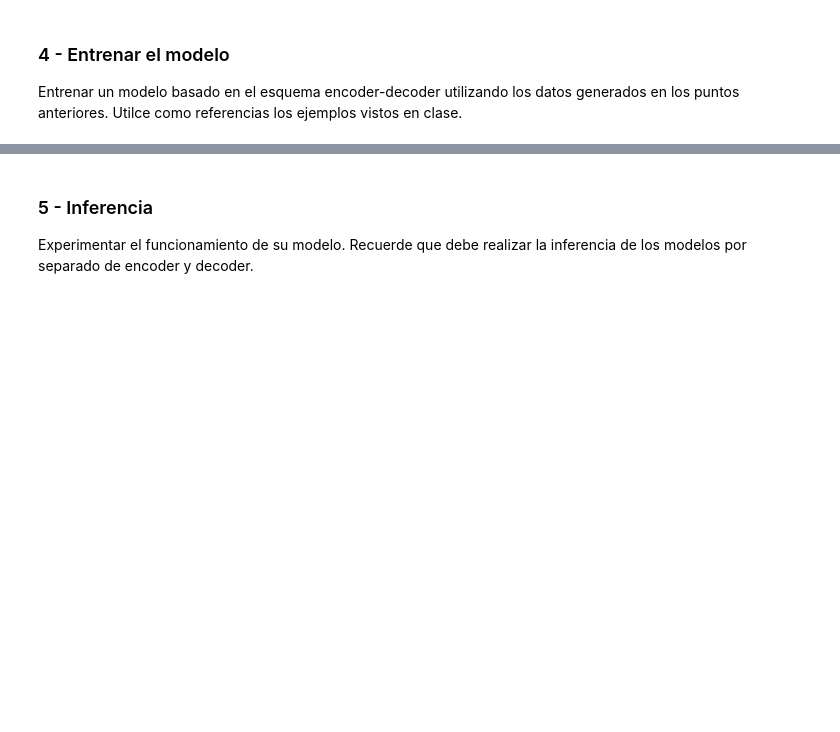
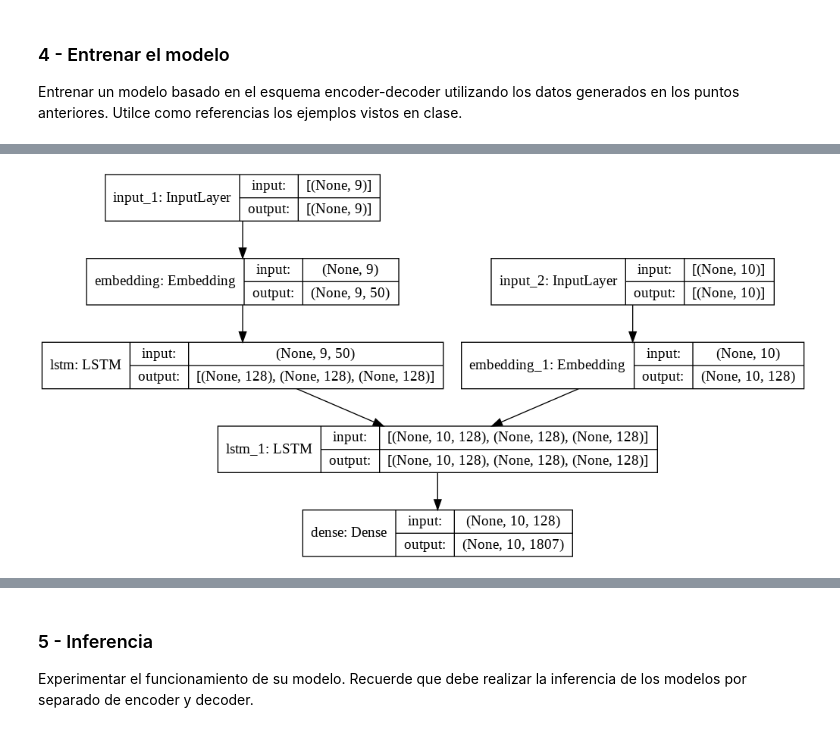
Before and after one commit to davidbro-in/natural-language-processing, a Jupyter notebook: 6_qa_lstm_chatbot.ipynb, the cells around one changed output, grey strips where cells are left out. Cells and saved outputs as stored; diff of their text form; code cells hidden in the pictures; blank space fills up the shorter version.

```diff
--- a/6_qa_lstm_chatbot.ipynb
+++ b/6_qa_lstm_chatbot.ipynb
@@ -104,0 +329,39 @@ Entrenar un modelo basado en el esquema encoder-decoder utilizando los datos gen
+# %%
+from keras.models import Model
+from keras.layers import Input, LSTM, Dense
+
+n_units = 128
+
+# define training encoder
+encoder_inputs = Input(shape=(max_input_len))
+
+#encoder_embedding_layer = Embedding(num_words, EMBEDDING_SIZE, weights=[embedding_matrix], input_length=max_input_len)
+
+encoder_embedding_layer = Embedding(
+          input_dim=nb_words,  # definido en el Tokenizador
+          output_dim=embed_dim,  # dimensión de los embeddings utilizados
+          input_length=max_input_len, # máxima sentencia de entrada
+          weights=[embedding_matrix],  # matrix de embeddings
+          trainable=False)      # marcar como layer no entrenable
+
+encoder_inputs_x = encoder_embedding_layer(encoder_inputs)
+
+encoder = LSTM(n_units, return_state=True)
+encoder_outputs, state_h, state_c = encoder(encoder_inputs_x)
+encoder_states = [state_h, state_c]
+
+# define training decoder
+decoder_inputs = Input(shape=(max_out_len))
+decoder_embedding_layer = Embedding(input_dim=num_words_output, output_dim=n_units, input_length=max_out_len)
+decoder_inputs_x = decoder_embedding_layer(decoder_inputs)
+
+decoder_lstm = LSTM(n_units, return_sequences=True, return_state=True)
+decoder_outputs, _, _ = decoder_lstm(decoder_inputs_x, initial_state=encoder_states)
+
+# Dense
+decoder_dense = Dense(num_words_output, activation='softmax')
+decoder_outputs = decoder_dense(decoder_outputs)
+model = Model([encoder_inputs, decoder_inputs], decoder_outputs)
+
+model.compile(loss='categorical_crossentropy', optimizer="Adam", metrics=['accuracy'])
+model.summary()
@@ -104,0 +386,6 @@ Entrenar un modelo basado en el esquema encoder-decoder utilizando los datos gen
+# %%
+# Modelo completo (encoder+decoder) para poder entrenar
+from keras.utils.vis_utils import plot_model
+plot_model(model, to_file='model_plot.png', show_shapes=True, show_layer_names=True)
+# %% [output]
+[figure, added]
```
Also changed, not shown: parts of 25 cells of this notebook.
